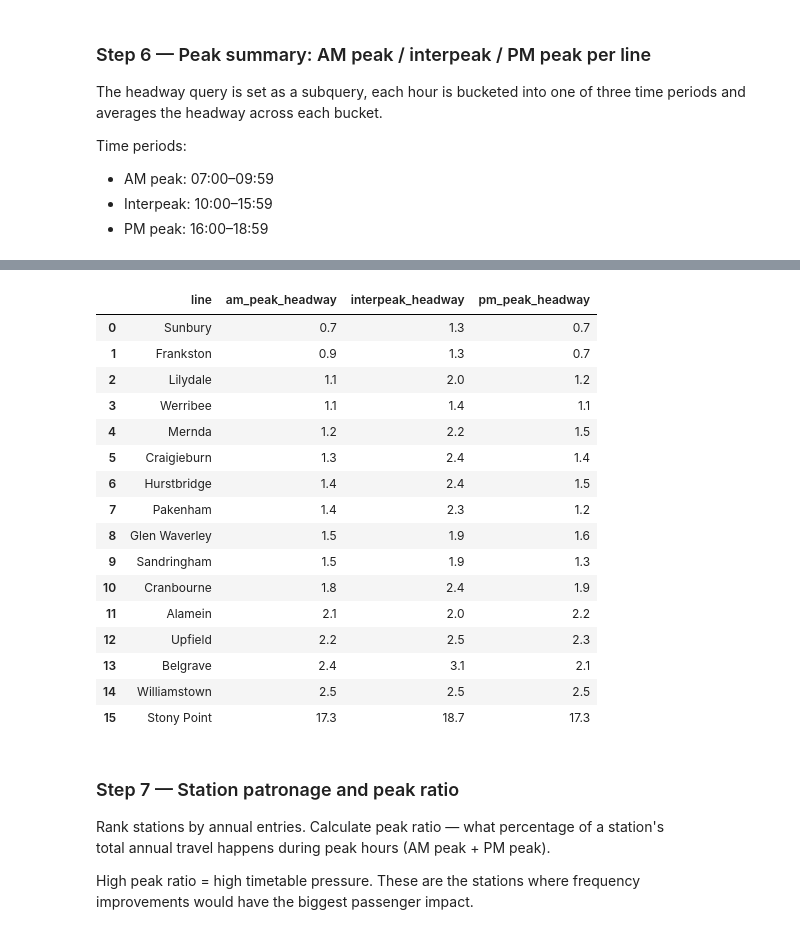
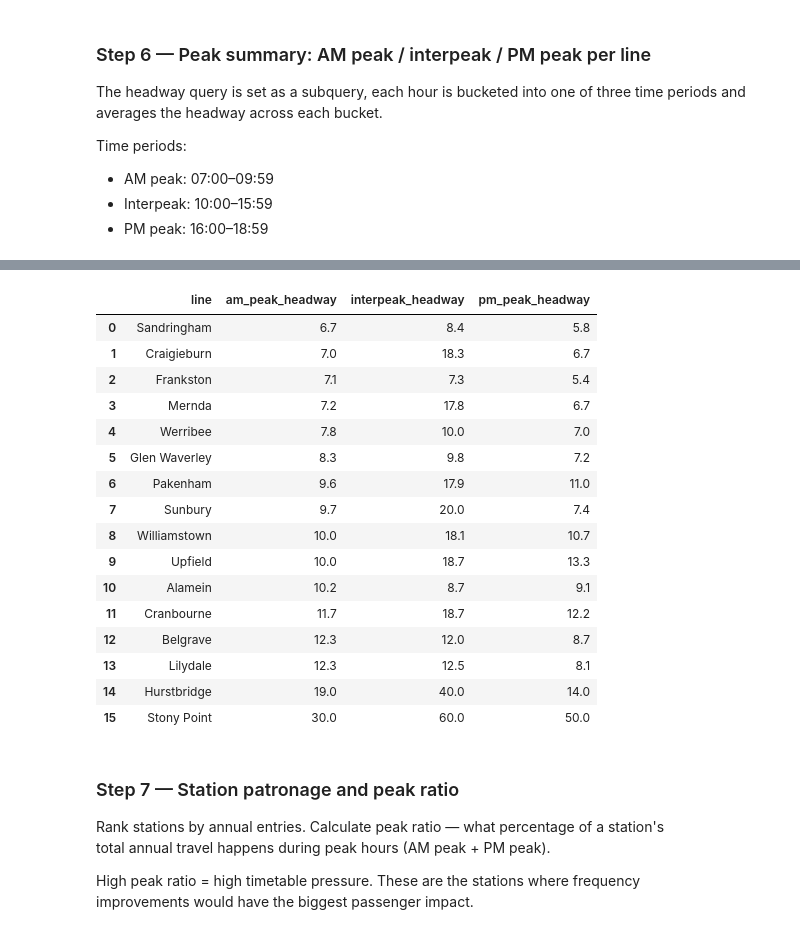
Before and after one commit to hayleymer/melbourne-train-analysis, a Jupyter notebook: melbourne_train_analysis.ipynb, the cells around one changed output, grey strips where cells are left out. Saved outputs shown, nothing was run; the diff lists cells and outputs as text; code cells hidden in the pictures.

```diff
--- a/melbourne_train_analysis.ipynb
+++ b/melbourne_train_analysis.ipynb
@@ -146,31 +221,38 @@ Time periods:
 - Interpeak: 10:00–15:59
 - PM peak: 16:00–18:59
 # %%
-sql_peak_summary = """
-SELECT
-    line,
-    ROUND(AVG(CASE WHEN hour BETWEEN 7  AND 9  THEN headway_minutes END), 1) AS am_peak_headway,
-    ROUND(AVG(CASE WHEN hour BETWEEN 10 AND 15 THEN headway_minutes END), 1) AS interpeak_headway,
-    ROUND(AVG(CASE WHEN hour BETWEEN 16 AND 18 THEN headway_minutes END), 1) AS pm_peak_headway
-FROM (
-    SELECT
-        r.route_short_name                               AS line,
-        CAST(SUBSTR(st.departure_time, 1, 2) AS INTEGER) AS hour,
-        ROUND(60.0 / COUNT(DISTINCT t.trip_id), 1)       AS headway_minutes
-    FROM stop_times st
-    JOIN trips    t ON st.trip_id   = t.trip_id
-    JOIN routes   r ON t.route_id   = r.route_id
-    JOIN calendar c ON t.service_id = c.service_id
-    WHERE st.stop_sequence = 1
-      AND c.monday = 1
-      AND r.route_short_name != 'Replacement Bus'
-    GROUP BY r.route_short_name, hour
-) hourly
-GROUP BY line
-HAVING am_peak_headway IS NOT NULL
-ORDER BY am_peak_headway ASC
-"""
+headway = (
+    headway_df
+    .groupby(['line', 'hour'])['dep_min']
+    .count()
+    .reset_index(name='trips_in_hour')
+)
+headway['headway_min'] = (60 / headway['trips_in_hour']).round(1)
 
-peak_summary = pd.read_sql(sql_peak_summary, conn)
+def avg_hw(line, hours):
+    d = headway[
+        (headway['line'] == line) &
+        (headway['hour'].isin(hours))
+    ]
+    return round(d['headway_min'].mean(), 1) if len(d) else None
+
+lines = list(TERMINUS.keys())
+
+peak_summary = pd.DataFrame({
+    'line':              lines,
+    'am_peak_headway':   [avg_hw(l, range(7, 10))  for l in lines],
+    'interpeak_headway': [avg_hw(l, range(10, 16)) for l in lines],
+    'pm_peak_headway':   [avg_hw(l, range(16, 19)) for l in lines],
+})
+
+peak_summary = (
+    peak_summary
+    .dropna(subset=['am_peak_headway'])
+    .sort_values('am_peak_headway')
+    .reset_index(drop=True)
+)
+
+print("Scheduled minutes between trains -- full-length services, deduplicated")
+print()
 peak_summary
 # %% [output]
@@ -177,20 +260,20 @@ peak_summary
 |  | line | am_peak_headway | interpeak_headway | pm_peak_headway |
-| 0 | Sunbury | 0.7 | 1.3 | 0.7 |
-| 1 | Frankston | 0.9 | 1.3 | 0.7 |
-| 2 | Lilydale | 1.1 | 2.0 | 1.2 |
-| 3 | Werribee | 1.1 | 1.4 | 1.1 |
-| 4 | Mernda | 1.2 | 2.2 | 1.5 |
-| 5 | Craigieburn | 1.3 | 2.4 | 1.4 |
-| 6 | Hurstbridge | 1.4 | 2.4 | 1.5 |
-| 7 | Pakenham | 1.4 | 2.3 | 1.2 |
-| 8 | Glen Waverley | 1.5 | 1.9 | 1.6 |
-| 9 | Sandringham | 1.5 | 1.9 | 1.3 |
-| 10 | Cranbourne | 1.8 | 2.4 | 1.9 |
-| 11 | Alamein | 2.1 | 2.0 | 2.2 |
-| 12 | Upfield | 2.2 | 2.5 | 2.3 |
-| 13 | Belgrave | 2.4 | 3.1 | 2.1 |
-| 14 | Williamstown | 2.5 | 2.5 | 2.5 |
-| 15 | Stony Point | 17.3 | 18.7 | 17.3 |
+| 0 | Sandringham | 6.7 | 8.4 | 5.8 |
+| 1 | Craigieburn | 7.0 | 18.3 | 6.7 |
+| 2 | Frankston | 7.1 | 7.3 | 5.4 |
+| 3 | Mernda | 7.2 | 17.8 | 6.7 |
+| 4 | Werribee | 7.8 | 10.0 | 7.0 |
+| 5 | Glen Waverley | 8.3 | 9.8 | 7.2 |
+| 6 | Pakenham | 9.6 | 17.9 | 11.0 |
+| 7 | Sunbury | 9.7 | 20.0 | 7.4 |
+| 8 | Williamstown | 10.0 | 18.1 | 10.7 |
+| 9 | Upfield | 10.0 | 18.7 | 13.3 |
+| 10 | Alamein | 10.2 | 8.7 | 9.1 |
+| 11 | Cranbourne | 11.7 | 18.7 | 12.2 |
+| 12 | Belgrave | 12.3 | 12.0 | 8.7 |
+| 13 | Lilydale | 12.3 | 12.5 | 8.1 |
+| 14 | Hurstbridge | 19.0 | 40.0 | 14.0 |
+| 15 | Stony Point | 30.0 | 60.0 | 50.0 |
 # %% [markdown]
 ### Step 7 — Station patronage and peak ratio
 
```
Also changed, not shown: parts of 4 cells of this notebook.
